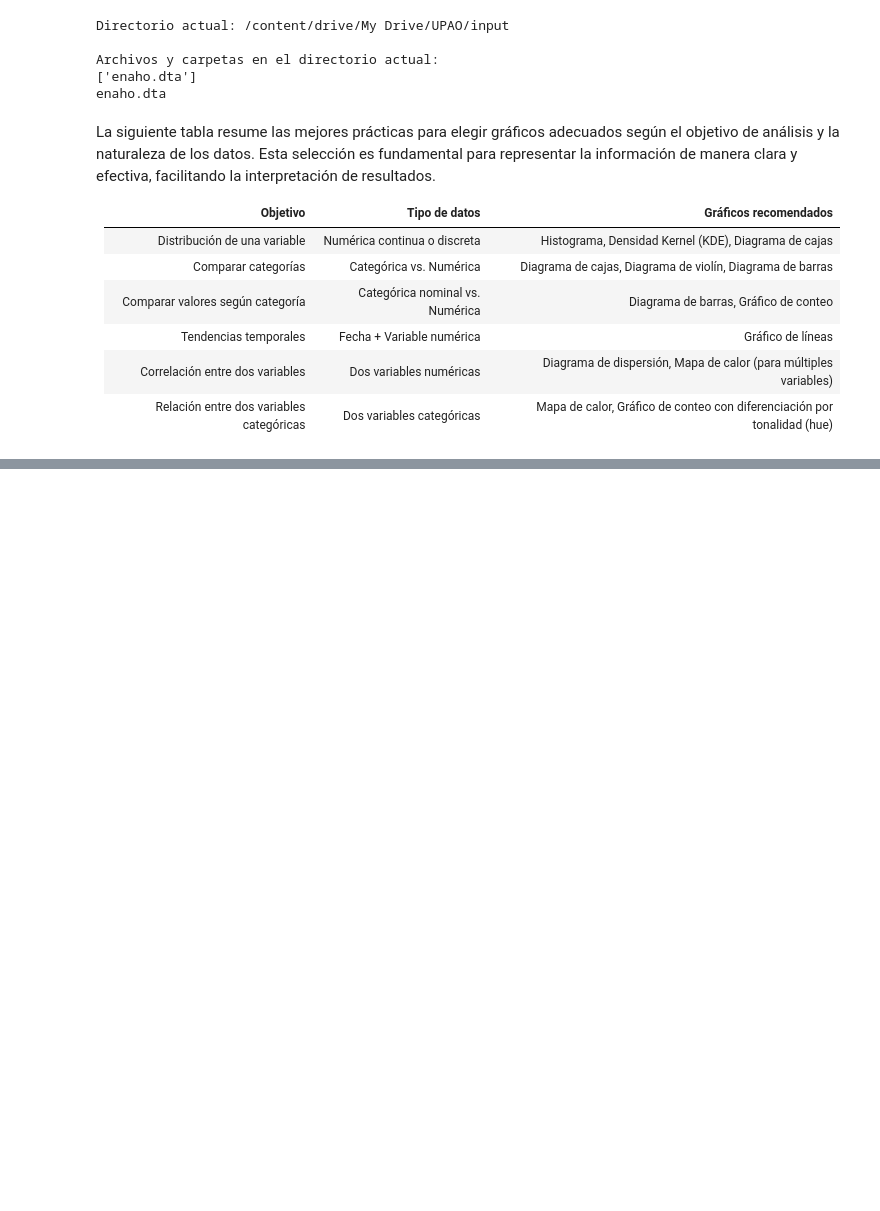
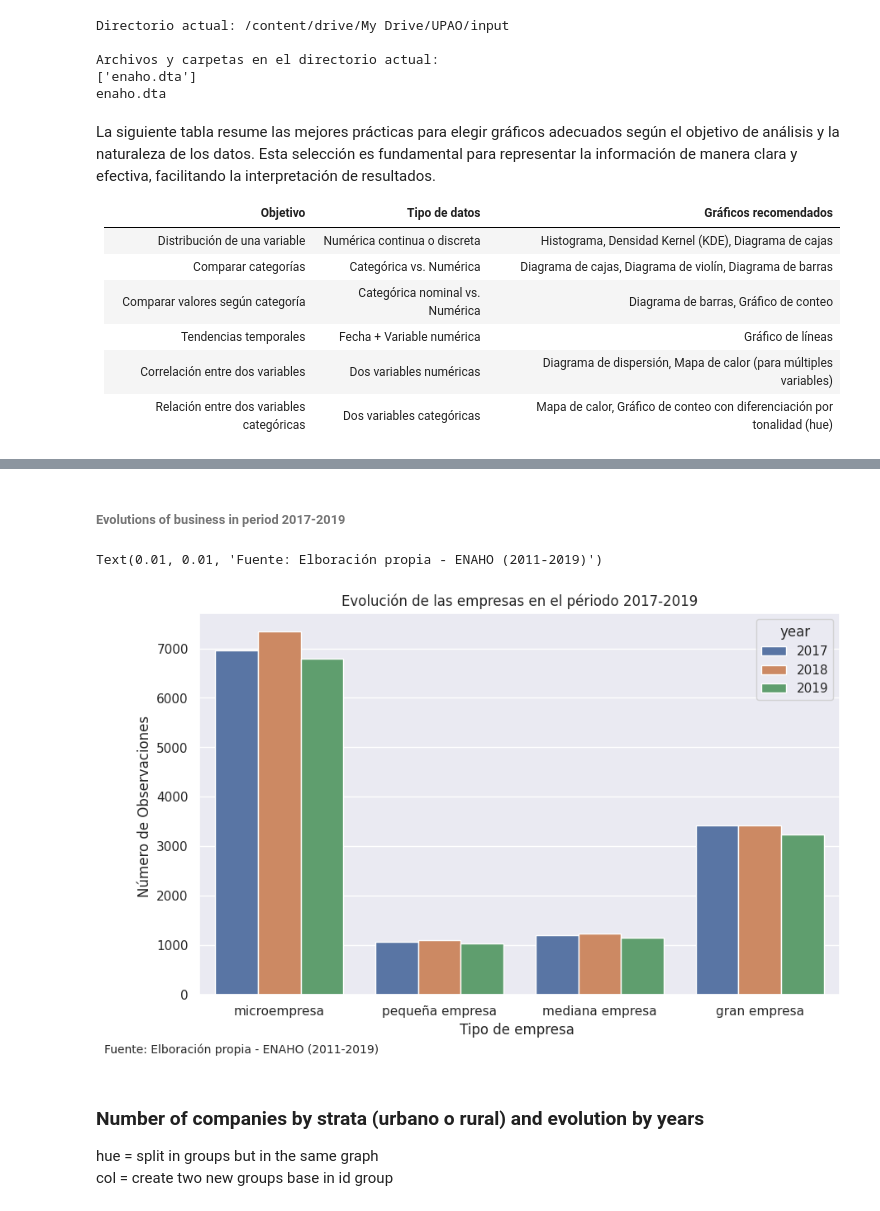
Before and after one commit to JonathanRosasV/PythonBasico2, a Jupyter notebook: Clase_1/python2_clase-1_lab.ipynb, the cells around one changed output, grey strips where cells are left out. Cells and saved outputs as stored; diff of their text form; code cells hidden in the pictures; blank space fills up the shorter version.

```diff
--- a/Clase_1/python2_clase-1_lab.ipynb
+++ b/Clase_1/python2_clase-1_lab.ipynb
@@ -56,0 +168,25 @@ Data:
+# %% [markdown]
+###### Evolutions of business in period 2017-2019
+# %%
+df2 = df[df['year'] > "2016" ]
+
+fig, ax = plt.subplots(figsize=(10,6))
+
+# hue: variable descomposition
+
+ax = sns.countplot(x="empresa", hue="year", linewidth=1, data=df2)
+
+plt.title('Evolución de las empresas en el périodo 2017-2019')
+plt.xlabel('Tipo de empresa ')
+plt.ylabel('Número de Observaciones ')
+
+txt="Fuente: Elboración propia - ENAHO (2011-2019)"
+plt.figtext(0.01, 0.01, txt, wrap=True, horizontalalignment='left', va="top", fontsize=10)
+# %% [output]
+Text(0.01, 0.01, 'Fuente: Elboración propia - ENAHO (2011-2019)')
+[figure, added]
+# %% [markdown]
+### Number of companies by strata (urbano o rural) and evolution by years
+
+hue = split in groups but in the same graph <br>
+col = create two new groups base in id group
```
Also changed, not shown: parts of 31 cells of this notebook.
